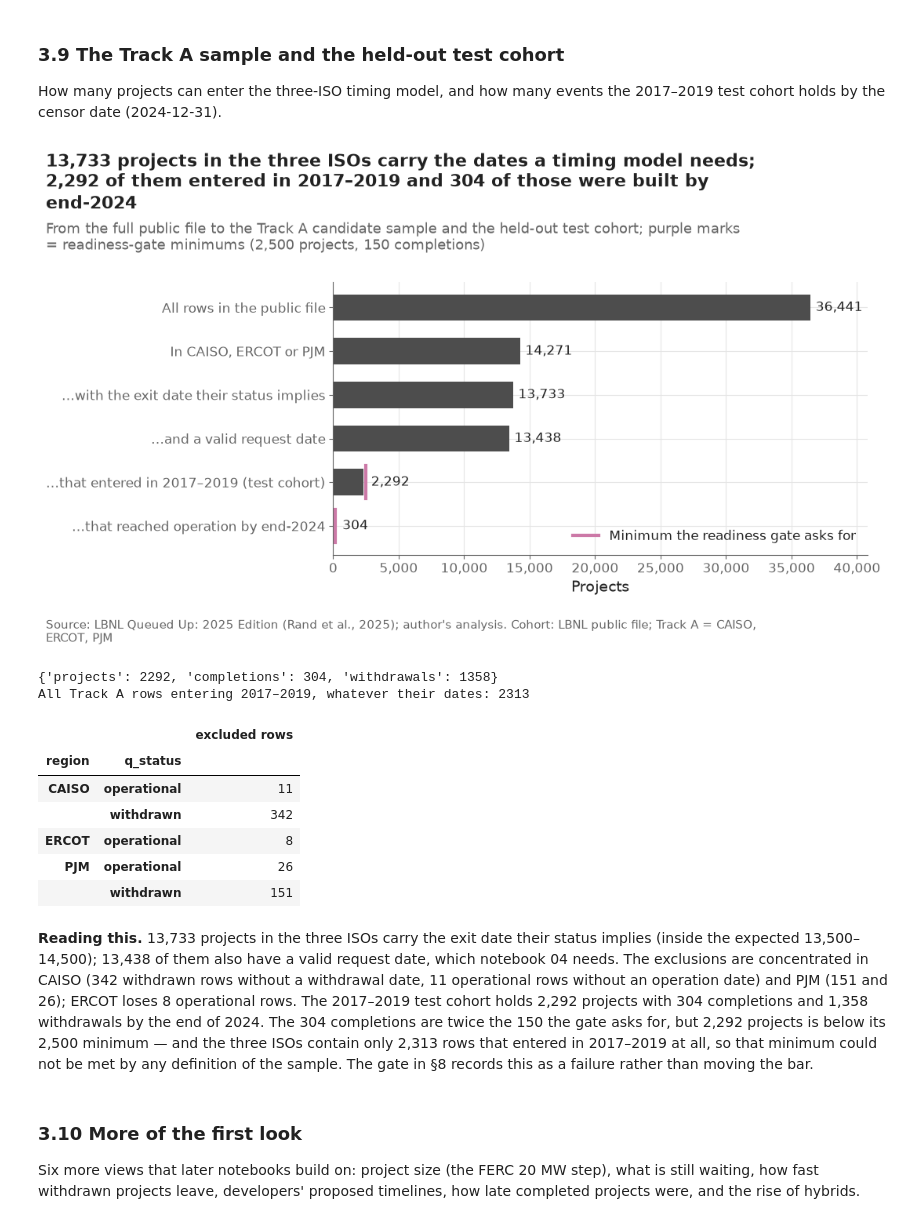
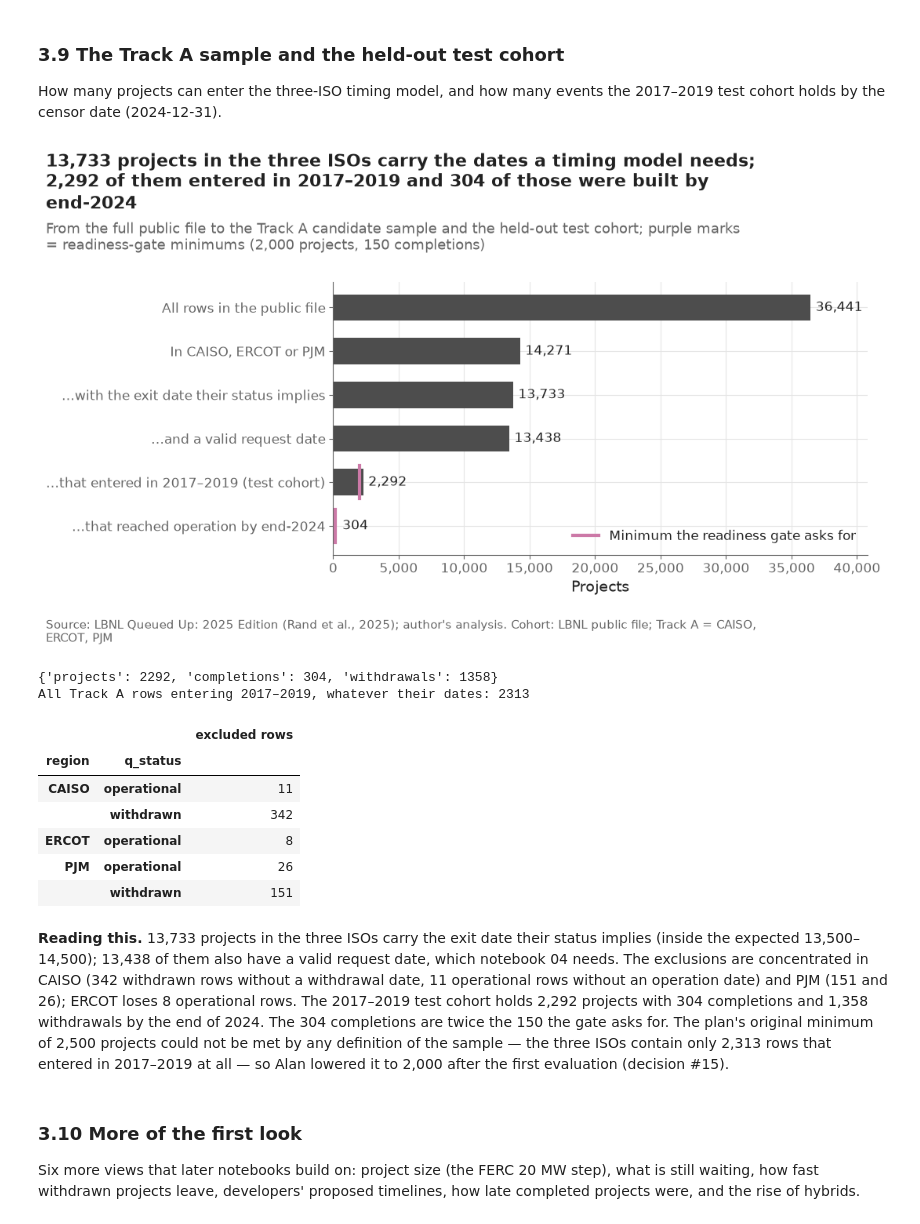
Before and after one commit to alanmossinger/Capstone, a Jupyter notebook: notebooks/01_get_data.ipynb, the cells around one changed output. Saved outputs shown, nothing was run; the diff lists cells and outputs as text; code cells hidden in the pictures.

```diff
--- a/notebooks/01_get_data.ipynb
+++ b/notebooks/01_get_data.ipynb
@@ -618,35 +618,36 @@ exclusions = dated[excluded].groupby(["region", "q_status"]).size().rename("excl
 fig, ax = plt.subplots()
 ypos = np.arange(len(steps))[::-1]
 ax.barh(ypos, steps.values, color="#4D4D4D", height=0.6)
 minimums = {4: config.TEST_MIN_PROJECTS, 5: config.TEST_MIN_COMPLETIONS}
 for i, (y, value) in enumerate(zip(ypos, steps.values)):
     ax.text(max(value, minimums.get(i, 0)) + 400, y, f"{value:,}", va="center", fontsize=12)
 for i, minimum in minimums.items():
     ax.plot([minimum, minimum], [ypos[i] - 0.38, ypos[i] + 0.38],
             color=config.OUTCOME_COLORS["withdrawal"], linewidth=3)
 ax.set_yticks(ypos, steps.index)
 ax.set_xlim(0, len(dated) * 1.12)
 ax.xaxis.set_major_formatter(lambda x, _: f"{x:,.0f}")
 ax.set_xlabel("Projects")
 ax.legend(handles=[Line2D([], [], color=config.OUTCOME_COLORS["withdrawal"], linewidth=3,
                           label="Minimum the readiness gate asks for")], loc="lower right")
 plots.finish(fig,
              f"{steps.iloc[2]:,} projects in the three ISOs carry the dates a timing model needs; "
              f"{held_out['projects']:,} of them entered in 2017–2019 and {held_out['completions']} "
              "of those were built by end-2024",
              "From the full public file to the Track A candidate sample and the held-out test cohort; "
-             "purple marks = readiness-gate minimums (2,500 projects, 150 completions)",
+             f"purple marks = readiness-gate minimums ({config.TEST_MIN_PROJECTS:,} projects, "
+             f"{config.TEST_MIN_COMPLETIONS} completions)",
              "LBNL public file; Track A = CAISO, ERCOT, PJM")
 save(fig, "01_10_track_a_sample_flow",
      "Row counts from the full public file to the Track A candidate sample and the 2017–2019 test "
      "cohort, with the readiness-gate minimums.")
 plt.show()
 print(held_out)
 print("All Track A rows entering 2017–2019, whatever their dates:",
       int((in_region & dated["q_date"].dt.year.between(*config.TEST_YEARS)).sum()))
 exclusions.to_frame()
 # %% [output]
-[figure, old version]
+[figure, new version]
 {'projects': 2292, 'completions': 304, 'withdrawals': 1358}
 All Track A rows entering 2017–2019, whatever their dates: 2313
 |  |  | excluded rows |
@@ -657,7 +658,7 @@ All Track A rows entering 2017–2019, whatever their dates: 2313
 | PJM | operational | 26 |
 |  | withdrawn | 151 |
 # %% [markdown]
-**Reading this.** 13,733 projects in the three ISOs carry the exit date their status implies (inside the expected 13,500–14,500); 13,438 of them also have a valid request date, which notebook 04 needs. The exclusions are concentrated in CAISO (342 withdrawn rows without a withdrawal date, 11 operational rows without an operation date) and PJM (151 and 26); ERCOT loses 8 operational rows. The 2017–2019 test cohort holds 2,292 projects with 304 completions and 1,358 withdrawals by the end of 2024. The 304 completions are twice the 150 the gate asks for, but 2,292 projects is below its 2,500 minimum — and the three ISOs contain only 2,313 rows that entered in 2017–2019 at all, so that minimum could not be met by any definition of the sample. The gate in §8 records this as a failure rather than moving the bar.
+**Reading this.** 13,733 projects in the three ISOs carry the exit date their status implies (inside the expected 13,500–14,500); 13,438 of them also have a valid request date, which notebook 04 needs. The exclusions are concentrated in CAISO (342 withdrawn rows without a withdrawal date, 11 operational rows without an operation date) and PJM (151 and 26); ERCOT loses 8 operational rows. The 2017–2019 test cohort holds 2,292 projects with 304 completions and 1,358 withdrawals by the end of 2024. The 304 completions are twice the 150 the gate asks for. The plan's original minimum of 2,500 projects could not be met by any definition of the sample — the three ISOs contain only 2,313 rows that entered in 2017–2019 at all — so Alan lowered it to 2,000 after the first evaluation (decision #15).
 # %% [markdown]
 ### 3.10 More of the first look
 
```
Also changed, not shown: parts of 6 cells of this notebook, 6 other files.
